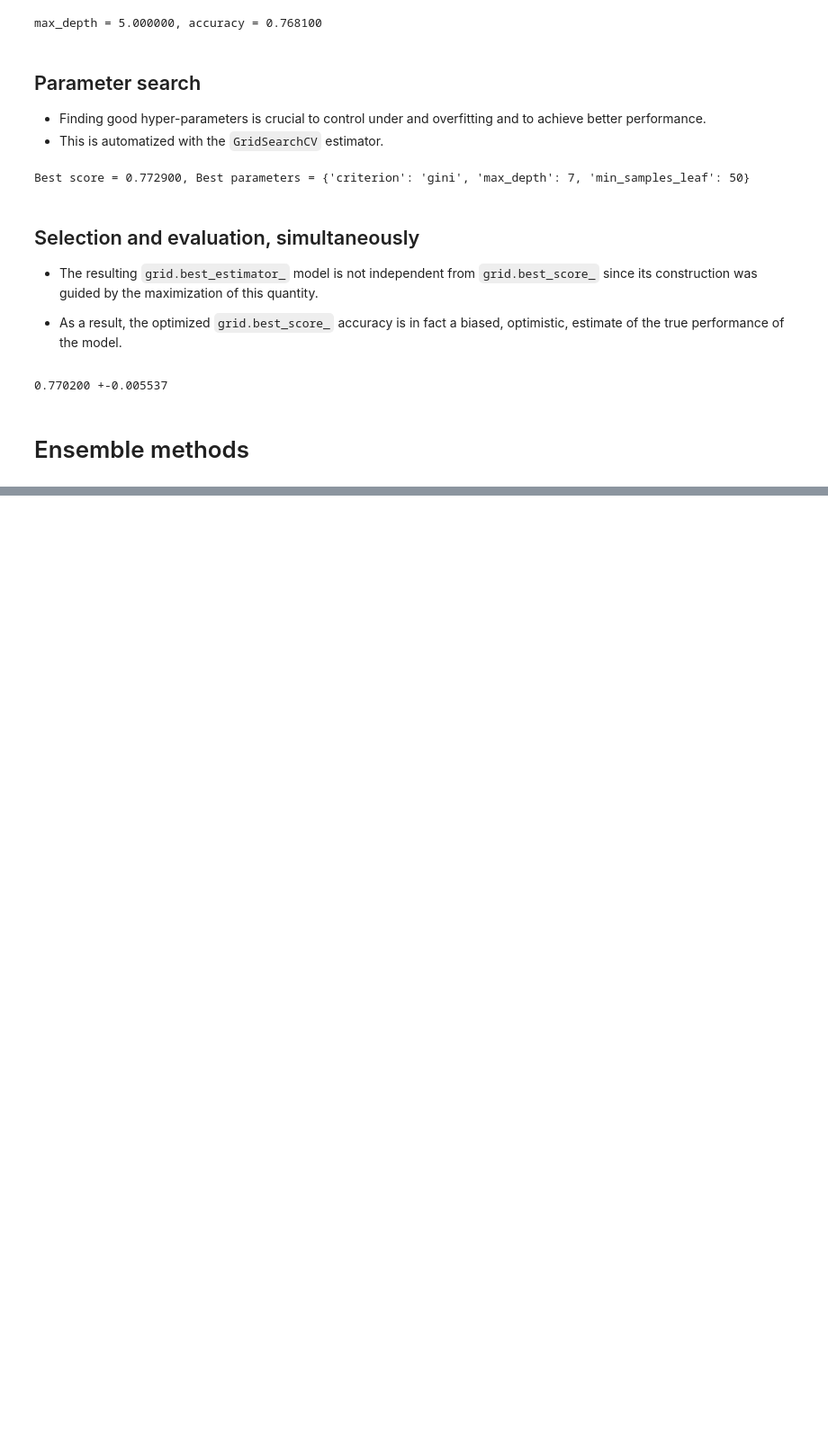
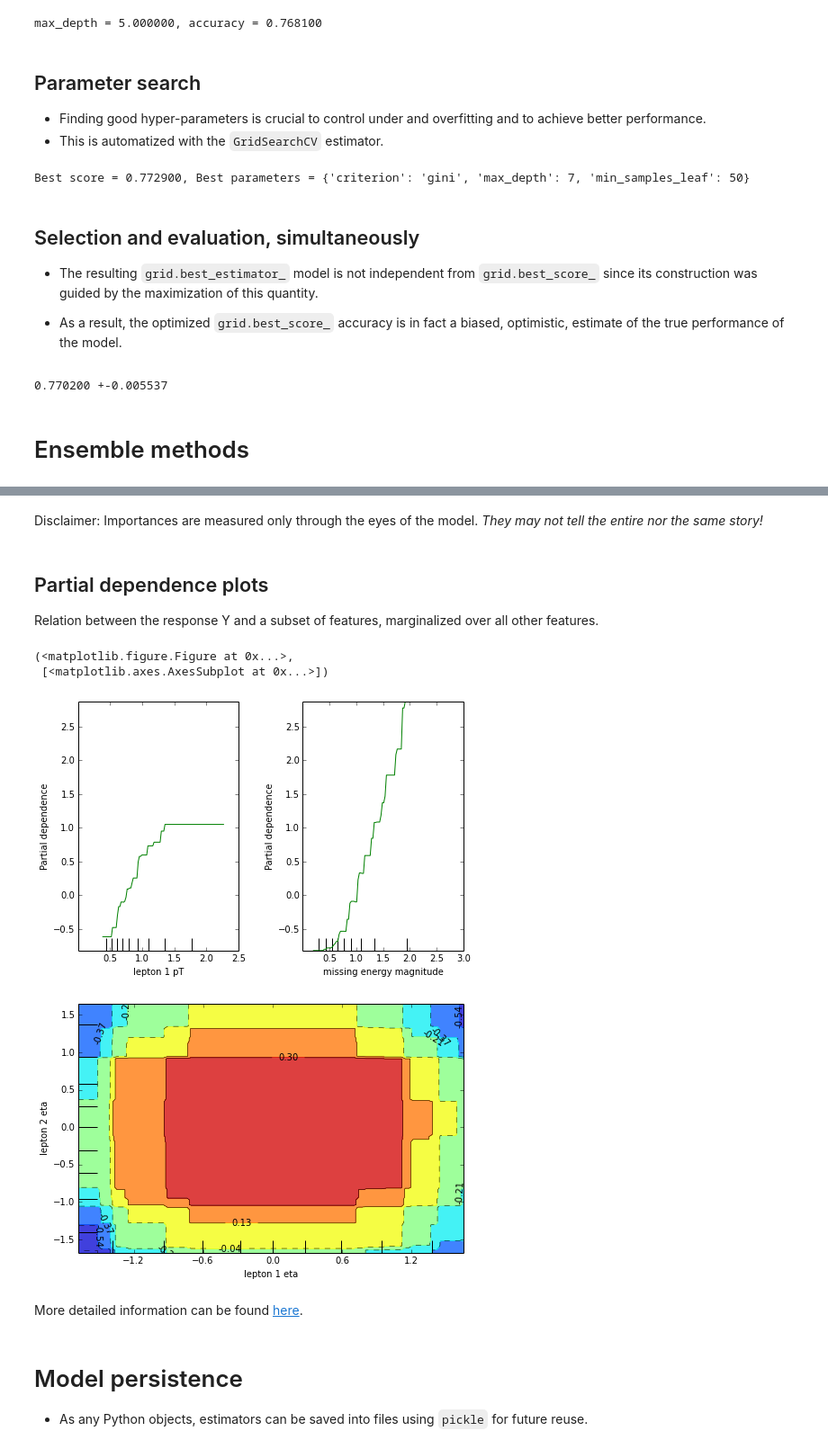
Before and after one commit to glouppe/tutorial-sklearn-lhcb, a Jupyter notebook: An introduction to Machine Learning with Scikit-Learn.ipynb, the cells around one changed output, grey strips where cells are left out. Shown: that part at 90% size. Saved outputs shown, nothing was run; the diff lists cells and outputs as text; code cells hidden in the pictures; blank space fills up the shorter version.

```diff
--- a/An introduction to Machine Learning with Scikit-Learn.ipynb
+++ b/An introduction to Machine Learning with Scikit-Learn.ipynb
@@ -450,0 +454,26 @@ from sklearn.ensemble import GradientBoostingClassifier
+# %% [markdown]
+Disclaimer: Importances are measured only through the eyes of the model. _They may not tell the entire nor the same story!_
+# %% [markdown]
+## Partial dependence plots
+
+Relation between the response Y and a subset of features, marginalized over all other features.
+# %%
+from sklearn.ensemble import GradientBoostingClassifier
+from sklearn.ensemble.partial_dependence import plot_partial_dependence
+
+gbrt = GradientBoostingClassifier(n_estimators=100, learning_rate=0.1, max_leaf_nodes=5)
+gbrt.fit(X, y)
+
+plot_partial_dependence(gbrt, X, feature_names=feature_names, features=[0, 6])
+plot_partial_dependence(gbrt, X, feature_names=feature_names, features=[(1, 4)])
+# %% [output]
+(<matplotlib.figure.Figure at 0x...>,
+ [<matplotlib.axes.AxesSubplot at 0x...>])
+[figure, added]
+[figure, added]
+# %% [markdown]
+More detailed information can be found <a href="http://scikit-learn.org/dev/modules/ensemble.html#partial-dependence">here</a>.
+# %% [markdown]
+# Model persistence
+
+- As any Python objects, estimators can be saved into files using `pickle` for future reuse.
```
Also changed, not shown: parts of 14 cells of this notebook.
